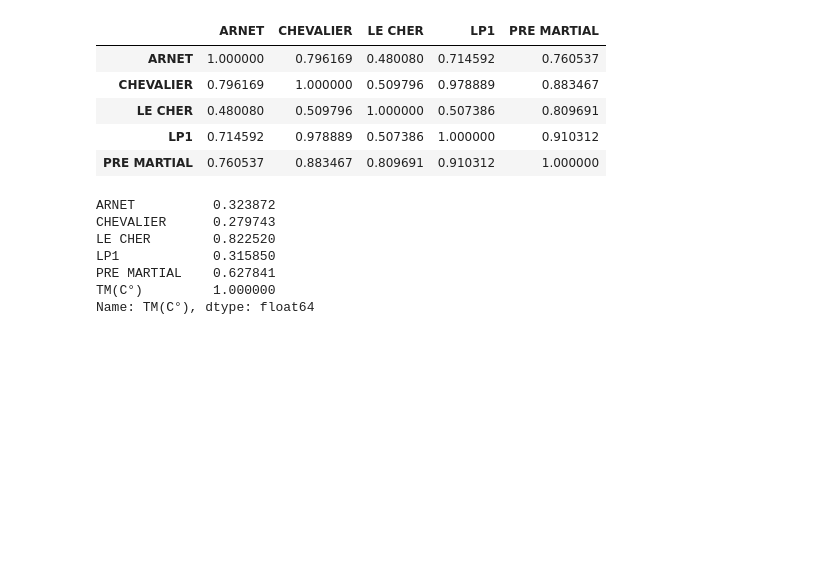
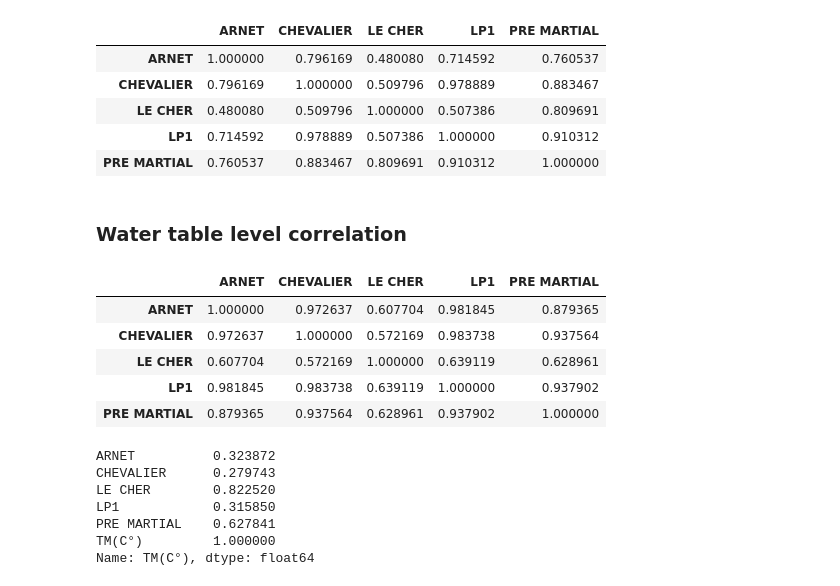
Before and after one commit to avayssiere/dispositif-hydro, a Jupyter notebook: Explore.ipynb, the cells around one changed output. Cells and saved outputs as stored; diff of their text form; code cells hidden in the pictures; blank space fills up the shorter version.

Commit message:
more graph, error on STA index

```diff
--- a/Explore.ipynb
+++ b/Explore.ipynb
@@ -122,10 +124,12 @@ plt.figure(figsize=(9, 6))
 
 for name, df in {"PRE MARTIAL": pre_martial_df, "ARNET": arnet_df, "LE CHER": le_cher_df, "LP1": lp1_df, "CHEVALIER": chevalier_df}.items():
     df = df.dropna()
-    plt.plot(df["Température[°C]"].resample("7D").mean(), alpha=0.75, label=name)
+    plt.plot(df["Température[°C]"], alpha=0.75, label=name)
 
-plt.plot(meteo_orval["TM(C°)"].resample("7D").mean(), alpha=0.2)
+plt.plot(meteo_orval["TM(C°)"], color="black", alpha=0.2)
 
+plt.ylabel("Temperature [deg.C]")
+plt.title("Temperature evolution of different sensors of the Bigny study area")
 plt.legend()
 # %% [output]
 [interactive output not drawn]
@@ -146,13 +150,21 @@ plt.legend()
 [interactive output not drawn]
 <matplotlib.legend.Legend at 0x...>
 # %%
-plt.figure(figsize=(9, 6))
+fig, ax1 = plt.subplots(figsize=(9, 6))
 
-for name, df in {"PRE MARTIAL": pre_martial_df, "ARNET": arnet_df, "LE CHER": le_cher_df, "LP1": lp1_df}.items():
+for name, df in {"PRE MARTIAL": pre_martial_df, "ARNET": arnet_df, "LE CHER": le_cher_df, "LP1": lp1_df, "CHEVALIER": chevalier_df}.items():
     df = df.dropna()
-    plt.plot(df["Alti NGF"].resample("7D").mean(), '-', alpha=0.75, label=name)
+    ax1.plot(df["Alti NGF"], '-', alpha=0.75, label=name)
 
-plt.legend()
+ax2 = ax1.twinx()
+ax2.plot(q_m3s_SAM["Debit en m3/s"], "-", color="black", alpha=0.2)
+
+ax1.set_ylabel("Altitude [m]")
+ax1.legend()
+
+ax2.set_ylabel("Discharge [m3/s]", color='grey')
+ax2.tick_params('y', colors='grey')
+plt.title("Evolution of the water table level for different sensors of the Bigny study area")
 # %% [output]
 [interactive output not drawn]
 [interactive output not drawn]
@@ -166,0 +172,16 @@ pre_martial_df.corr()
+# %%
+fig, ax1 = plt.subplots(figsize=(9, 6))
+
+for name, df in {"PRE MARTIAL": pre_martial_df, "ARNET": arnet_df, "LE CHER": le_cher_df, "LP1": lp1_df, "CHEVALIER": chevalier_df}.items():
+    df = df.dropna()
+    ax1.plot(df["Alti NGF"], '-', alpha=0.75, label=name)
+
+ax2 = ax1.twinx()
+ax2.plot(meteo_orval["RR(mm)"], "-", color="black", alpha=0.2)
+
+ax1.set_ylabel("Altitude [m]")
+ax1.legend(loc=2)
+
+ax2.set_ylabel("Rain fall precipitation [mm]", color='grey')
+ax2.tick_params('y', colors='grey')
+plt.title("Evolution of the water table level for different sensors of the Bigny study area")
@@ -188,6 +205,22 @@ temp.corr()
 | LE CHER | 0.480080 | 0.509796 | 1.000000 | 0.507386 | 0.809691 |
 | LP1 | 0.714592 | 0.978889 | 0.507386 | 1.000000 | 0.910312 |
 | PRE MARTIAL | 0.760537 | 0.883467 | 0.809691 | 0.910312 | 1.000000 |
+# %% [markdown]
+### Water table level correlation
+# %%
+dict_df = {"PRE MARTIAL": pre_martial_df, "ARNET": arnet_df, "LE CHER": le_cher_df, "LP1": lp1_df, "CHEVALIER": chevalier_df}
+
+frames = {k: df["Alti NGF"].loc[~df.index.duplicated(keep='first')] for k, df in dict_df.items()}
+alt = pd.concat(frames, axis=1)
+# %%
+alt.corr()
+# %% [output]
+|  | ARNET | CHEVALIER | LE CHER | LP1 | PRE MARTIAL |
+| ARNET | 1.000000 | 0.972637 | 0.607704 | 0.981845 | 0.879365 |
+| CHEVALIER | 0.972637 | 1.000000 | 0.572169 | 0.983738 | 0.937564 |
+| LE CHER | 0.607704 | 0.572169 | 1.000000 | 0.639119 | 0.628961 |
+| LP1 | 0.981845 | 0.983738 | 0.639119 | 1.000000 | 0.937902 |
+| PRE MARTIAL | 0.879365 | 0.937564 | 0.628961 | 0.937902 | 1.000000 |
 # %%
 from sklearn import preprocessing
 # %%
```
Also changed, not shown: parts of 9 cells of this notebook, 1 other file.
